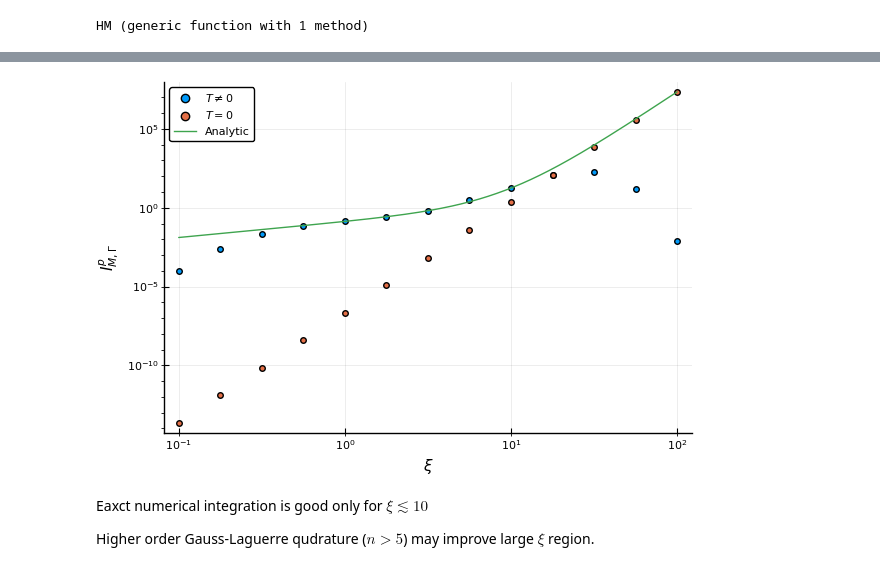
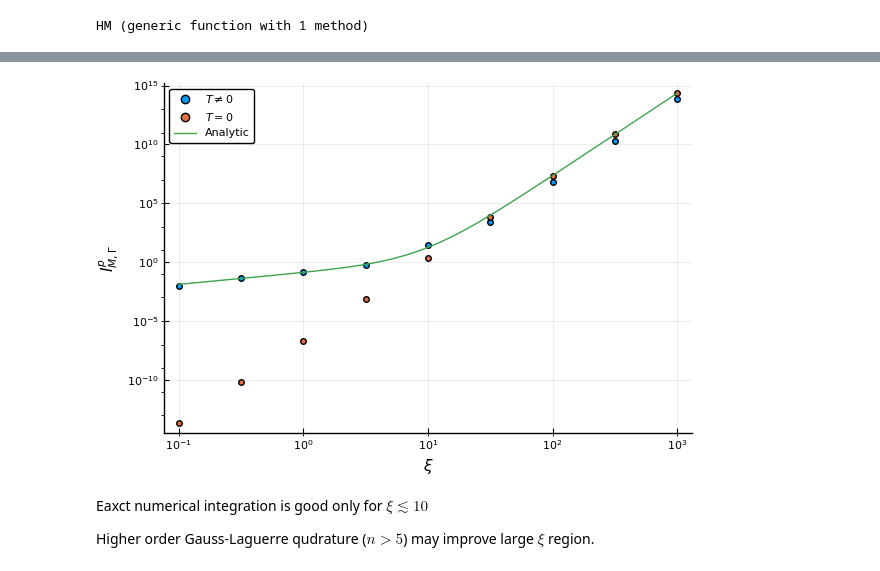
Before and after one commit to basspale/NS_superfluid_factors, a Jupyter notebook: notebook/MurcaNoneq.ipynb, the cells around one changed output, grey strips where cells are left out. Drawn from its saved outputs; the diff is of its cells as text; code cells hidden in the pictures.

```diff
--- a/notebook/MurcaNoneq.ipynb
+++ b/notebook/MurcaNoneq.ipynb
@@ -22,6 +22,7 @@ end
 # %% [output]
 HM (generic function with 1 method)
 # %%
-xis = exp10.(-1:0.25:2)
-Ips_nonSF = Ip_SFnp.(0., 0., xis, 5, 0.01)
+xis = exp10.(-1:0.5:3)
+#Ips_nonSF = Ip_SFnp.(0., 0., xis, 10, 0.01)
+Ips_nonSF = Ip_SFnp.(0., 0., xis, 10)
 # %% [output]
@@ -72,11 +65,11 @@ Ips_nonSF_zeroT = Ip_rate_SFnp_trp.(1e-4, 1e-4, xis)
 # %%
 scatter(xis, map(x->x[1], Ips_nonSF), scale=:log10, label="\$ T\\neq 0 \$")
 scatter!(xis, Ips_nonSF_zeroT, label="\$ T=0 \$")
-plot!(0.1:0.1:100, HM.(0.1:0.1:100), label="Analytic")
+plot!(0.1:0.1:1000, HM.(0.1:0.1:1000), label="Analytic")
 xlabel!("\$ \\xi \$")
 ylabel!("\$ I_{M, \\Gamma}^p \$")
 # %% [output]
-[figure, old version]
+[figure, new version]
 # %% [markdown]
 Eaxct numerical integration is good only for $\xi \lesssim 10$
 
```
Also changed, not shown: parts of 11 cells of this notebook, 1 other file.
